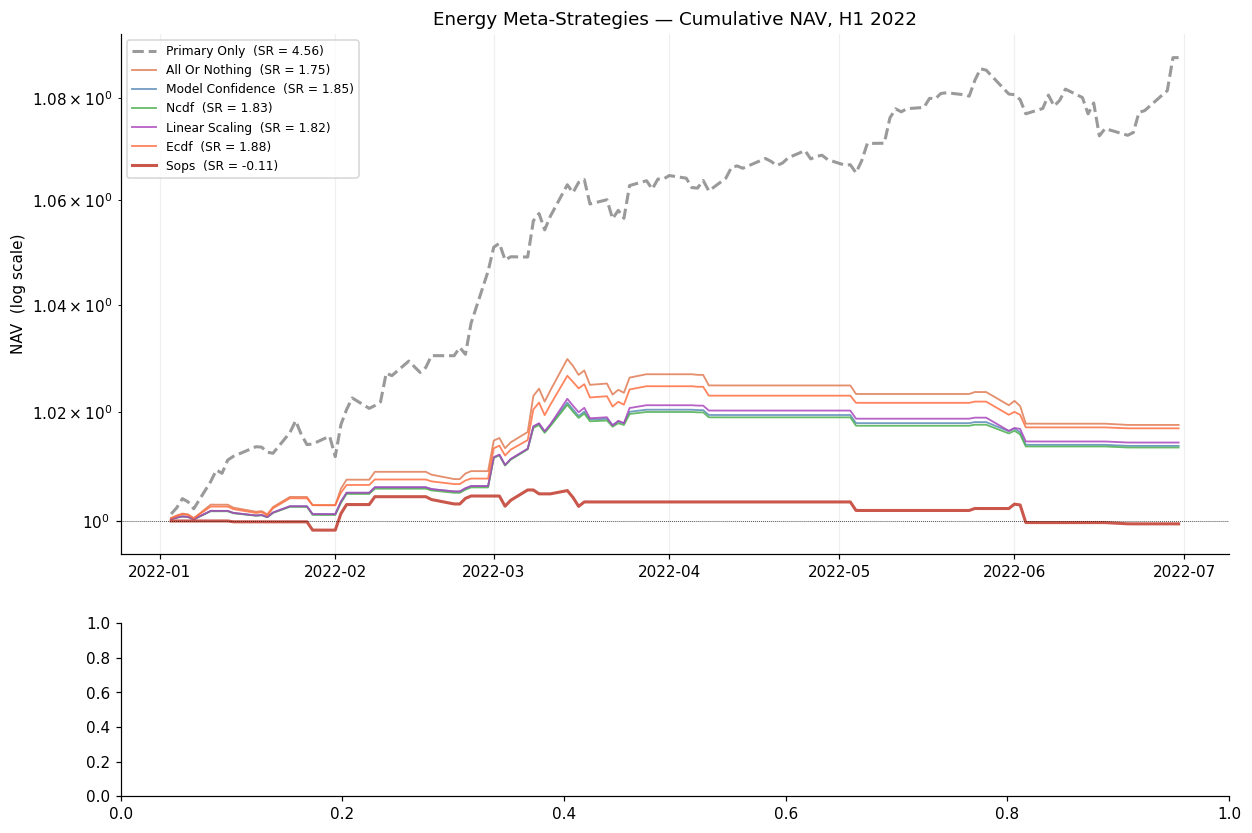
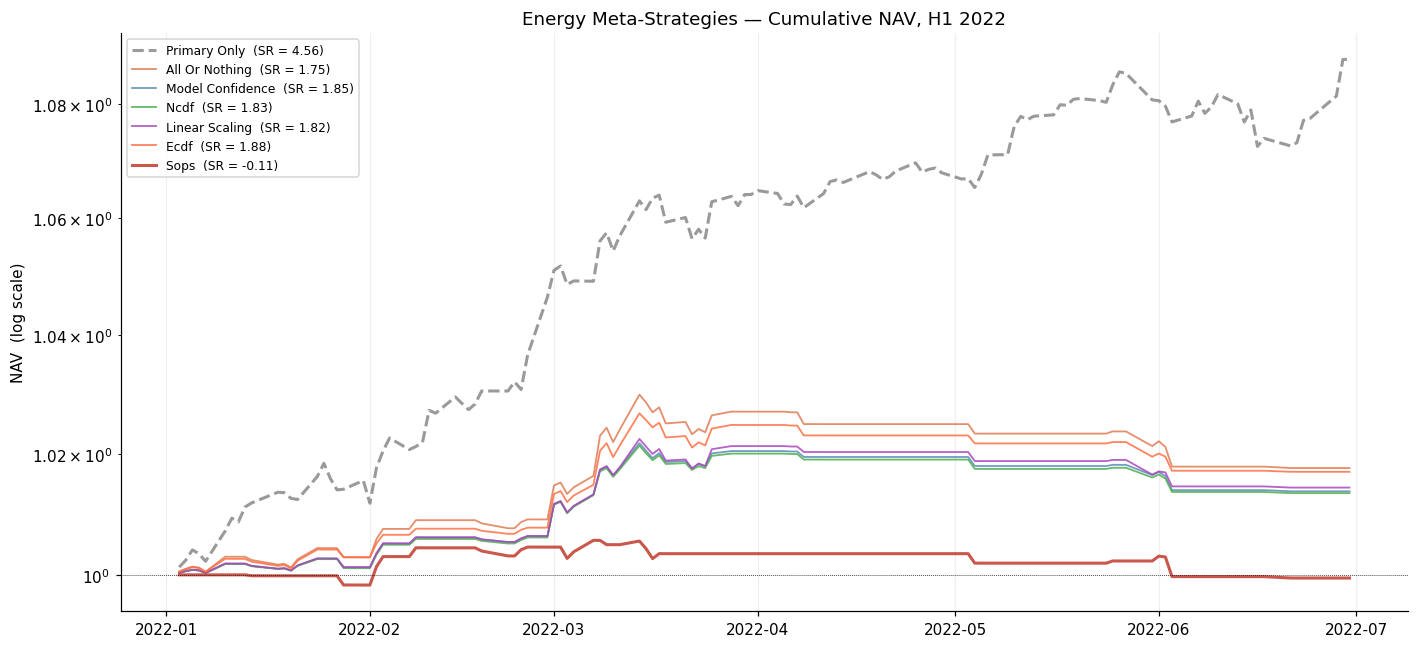
Code edit (unified diff) that turned the first committed figure into the second:
--- before
+++ after
@@ -10,7 +10,5 @@
 }
 
-fig, (ax_nav, ax_dd) = plt.subplots(
-    2, 1, figsize=(13, 9), gridspec_kw={'height_ratios': [3, 1]}
-)
+fig, ax_nav = plt.subplots(figsize=(13, 6))
 
 for m in METHODS:
@@ -30,22 +28,5 @@
 ax_nav.grid(True, alpha=0.2)
 
-# drawdown panel (primary vs. best meta-strategy)
-best_m = metrics_df['Sharpe (net)'].idxmax().lower().replace(' ', '_')
-for m in ['primary_only', best_m]:
-    nav  = port_series[m]['nav'].values
-    peak = np.maximum.accumulate(nav)
-    dd   = (nav - peak) / peak * 100
-    ax_dd.fill_between(port_series[m]['date'], dd, 0, alpha=0.25, color=COLORS[m])
-    ax_dd.plot(port_series[m]['date'], dd, color=COLORS[m], lw=1.0,
-               label=m.replace('_', ' ').title())
-
-ax_dd.set_ylabel('Drawdown (%)')
-ax_dd.set_xlabel('Date')
-ax_dd.legend(fontsize=8)
-ax_dd.yaxis.set_major_formatter(mtick.PercentFormatter())
-ax_dd.grid(True, alpha=0.2)
-
 plt.tight_layout()
 plt.savefig(DELIV / 'strategy_nav.png', dpi=150, bbox_inches='tight')
 plt.show()
-print('NAV chart saved to data/deliverables/strategy_nav.png')

Commit: [collaborator] additional comments for strategy